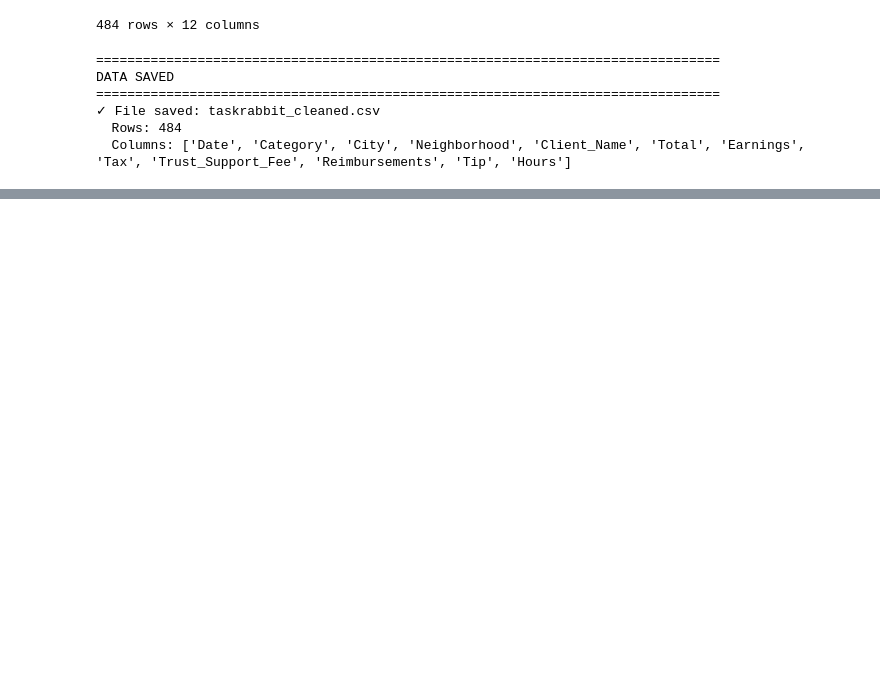
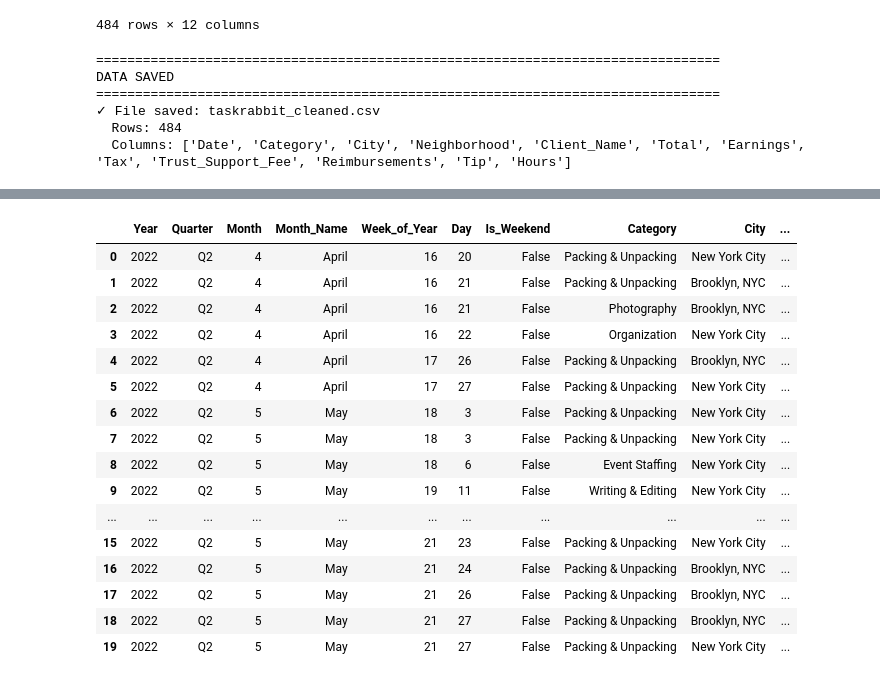
Before and after one commit to Data-Laur/taskrabbit-analysis, a Jupyter notebook: notebooks/01_data_cleaning.ipynb, the cells around one changed output, grey strips where cells are left out. Saved outputs shown, nothing was run; the diff lists cells and outputs as text; code cells hidden in the pictures; blank space fills up the shorter version.

```diff
--- a/notebooks/01_data_cleaning.ipynb
+++ b/notebooks/01_data_cleaning.ipynb
@@ -3977,0 +4348,66 @@ DATA SAVED
+# %%
+# Reload to get Date back
+df_final = pd.read_csv('taskrabbit_cleaned.csv')
+df_final['Date'] = pd.to_datetime(df_final['Date'])
+
+# Convert currency columns to numeric if needed
+currency_cols = ['Total', 'Earnings', 'Tip']
+for col in currency_cols:
+    if df_final[col].dtype == 'object':
+        df_final[col] = df_final[col].replace('[\$,]', '', regex=True).astype(float)
+
+if df_final['Hours'].dtype == 'object':
+    df_final['Hours'] = pd.to_numeric(df_final['Hours'], errors='coerce')
+
+# Calculate Hourly_Rate if not already there
+if 'Hourly_Rate' not in df_final.columns:
+    df_final['Hourly_Rate'] = df_final['Earnings'] / df_final['Hours']
+    df_final['Hourly_Rate'] = df_final['Hourly_Rate'].replace([float('inf'), float('-inf')], pd.NA)
+
+# Add ALL date-related columns
+df_final['Year'] = df_final['Date'].dt.year
+df_final['Month'] = df_final['Date'].dt.month
+df_final['Month_Name'] = df_final['Date'].dt.month_name()
+df_final['Day'] = df_final['Date'].dt.day
+df_final['Quarter'] = 'Q' + df_final['Date'].dt.quarter.astype(str)
+df_final['Week_of_Year'] = df_final['Date'].dt.isocalendar().week
+df_final['Is_Weekend'] = df_final['Date'].dt.dayofweek.isin([5, 6])  # Saturday=5, Sunday=6
+
+# My recommended column order (without Date)
+final_columns = [
+    # TEMPORAL DIMENSIONS
+    'Year',
+    'Quarter',
+    'Month',
+    'Month_Name',
+    'Week_of_Year',
+    'Day',
+    'Is_Weekend',
+
+    # CATEGORICAL DIMENSIONS
+    'Category',
+    'City',
+    'Neighborhood',
+    'Client_Name',
+
+    # KEY METRICS
+    'Hourly_Rate',
+    'Earnings',
+    'Tip',
+    'Total',
+    'Hours'
+]
+
+df_final = df_final[final_columns].copy()
+
+print("="*80)
+print("DATA SCIENTIST'S RECOMMENDED COLUMN ORDER")
+print("="*80)
+print(f"Columns: {df_final.columns.tolist()}")
+
+print("\n" + "="*80)
+print("SAMPLE DATA:")
+print("="*80)
+
+df_final.head(20)
+# %% [output]
@@ -3977,0 +4422,17 @@ DATA SAVED
+|  | Year | Quarter | Month | Month_Name | Week_of_Year | Day | Is_Weekend | Category | City | ... |
+| 0 | 2022 | Q2 | 4 | April | 16 | 20 | False | Packing & Unpacking | New York City | ... |
+| 1 | 2022 | Q2 | 4 | April | 16 | 21 | False | Packing & Unpacking | Brooklyn, NYC | ... |
+| 2 | 2022 | Q2 | 4 | April | 16 | 21 | False | Photography | Brooklyn, NYC | ... |
+| 3 | 2022 | Q2 | 4 | April | 16 | 22 | False | Organization | New York City | ... |
+| 4 | 2022 | Q2 | 4 | April | 17 | 26 | False | Packing & Unpacking | Brooklyn, NYC | ... |
+| 5 | 2022 | Q2 | 4 | April | 17 | 27 | False | Packing & Unpacking | New York City | ... |
+| 6 | 2022 | Q2 | 5 | May | 18 | 3 | False | Packing & Unpacking | New York City | ... |
+| 7 | 2022 | Q2 | 5 | May | 18 | 3 | False | Packing & Unpacking | New York City | ... |
+| 8 | 2022 | Q2 | 5 | May | 18 | 6 | False | Event Staffing | New York City | ... |
+| 9 | 2022 | Q2 | 5 | May | 19 | 11 | False | Writing & Editing | New York City | ... |
+| ... | ... | ... | ... | ... | ... | ... | ... | ... | ... | ... |
+| 15 | 2022 | Q2 | 5 | May | 21 | 23 | False | Packing & Unpacking | New York City | ... |
+| 16 | 2022 | Q2 | 5 | May | 21 | 24 | False | Packing & Unpacking | Brooklyn, NYC | ... |
+| 17 | 2022 | Q2 | 5 | May | 21 | 26 | False | Packing & Unpacking | Brooklyn, NYC | ... |
+| 18 | 2022 | Q2 | 5 | May | 21 | 27 | False | Packing & Unpacking | Brooklyn, NYC | ... |
+| 19 | 2022 | Q2 | 5 | May | 21 | 27 | False | Packing & Unpacking | New York City | ... |
```
Also changed, not shown: parts of 17 cells of this notebook, 4 other files.
